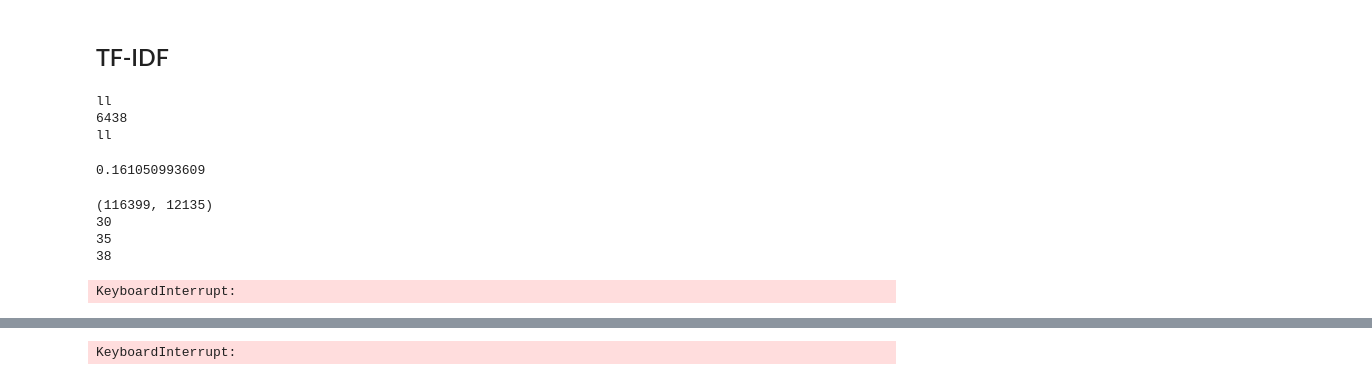
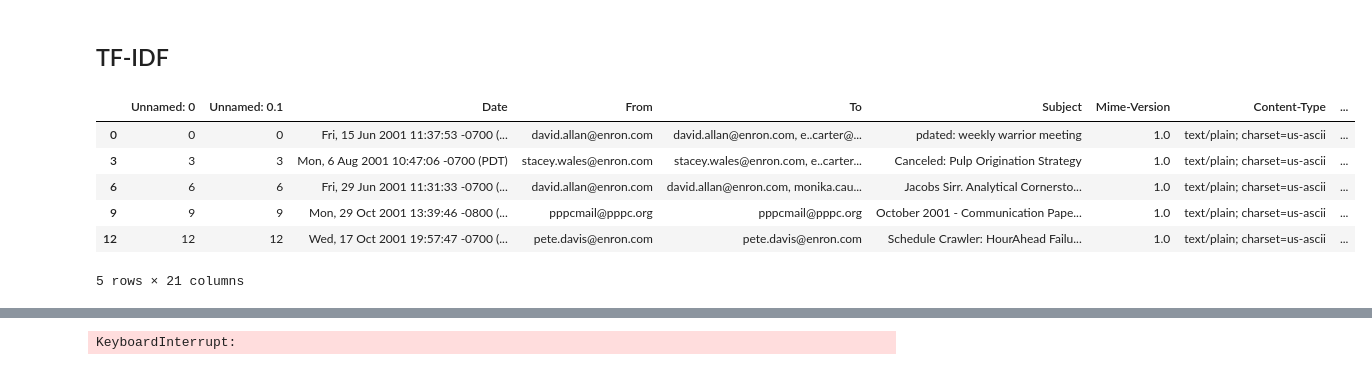
Before and after one commit to xingfanxia/comps_ediscovery, a Jupyter notebook: TFIDF_LSA.ipynb, the cells around one changed output, grey strips where cells are left out. Saved outputs shown, nothing was run; the diff lists cells and outputs as text; code cells hidden in the pictures.

```diff
--- a/TFIDF_LSA.ipynb
+++ b/TFIDF_LSA.ipynb
@@ -168,6 +168,16 @@ def build_TFIDF_Matrix(df):
     vectorizer = TfidfVectorizer(stop_words = stop_words, min_df = .0005)
     vectorized = vectorizer.fit_transform(df["Message-Contents"])
     return vectorizer, vectorized
+# %%
+scenario_1.head()
+# %% [output]
+|  | Unnamed: 0 | Unnamed: 0.1 | Date | From | To | Subject | Mime-Version | Content-Type | ... |
+| 0 | 0 | 0 | Fri, 15 Jun 2001 11:37:53 -0700 (... | david.allan@enron.com | david.allan@enron.com, e..carter@... | pdated: weekly warrior meeting | 1.0 | text/plain; charset=us-ascii | ... |
+| 3 | 3 | 3 | Mon, 6 Aug 2001 10:47:06 -0700 (PDT) | stacey.wales@enron.com | stacey.wales@enron.com, e..carter... | Canceled: Pulp Origination Strategy | 1.0 | text/plain; charset=us-ascii | ... |
+| 6 | 6 | 6 | Fri, 29 Jun 2001 11:31:33 -0700 (... | david.allan@enron.com | david.allan@enron.com, monika.cau... | Jacobs Sirr. Analytical Cornersto... | 1.0 | text/plain; charset=us-ascii | ... |
+| 9 | 9 | 9 | Mon, 29 Oct 2001 13:39:46 -0800 (... | pppcmail@pppc.org | pppcmail@pppc.org | October 2001 - Communication Pape... | 1.0 | text/plain; charset=us-ascii | ... |
+| 12 | 12 | 12 | Wed, 17 Oct 2001 19:57:47 -0700 (... | pete.davis@enron.com | pete.davis@enron.com | Schedule Crawler: HourAhead Failu... | 1.0 | text/plain; charset=us-ascii | ... |
+5 rows × 21 columns
 # %%
 scenario_1_tfidf_matrix = build_TFIDF_Matrix(scenario_1)
 feature_names = scenario_1_tfidf_matrix[0].get_feature_names()
@@ -177,29 +188,3 @@ feature_names = scenario_1_tfidf_matrix[0].get_feature_names()
 # print(type(feature_names))
 #scenario_1_data_frame = pd.DataFrame(data = scenario_1_tfidf, index = scenario_1["ID"], columns = scenario_1_tfidf_matrix[0].get_feature_names())
 # scenario_1_data_frame.to_pickle('data/parsed/pickles/pickled_scenario_1_tfidf.pickle')
-# %%
-for i in range(len(feature_names)):
-    if feature_names[i] == 'll':
-        print("ll")
-        print(i)
-    if feature_names[i] == 'anc':
-        print("anc")
-        print(i)
-# %% [output]
-ll
-6438
-ll
-# %%
-print(scenario_1_tfidf_matrix[1].toarray()[30][6438])
-# %% [output]
-0.161050993609
-# %%
-for i in range(116399):
-    if scenario_1_tfidf_matrix[1].toarray()[i][6438] != 0:
-        print(i)
-# %% [output]
-(116399, 12135)
-30
-35
-38
-KeyboardInterrupt:
```
Also changed, not shown: parts of 8 cells of this notebook, 3 other files.
